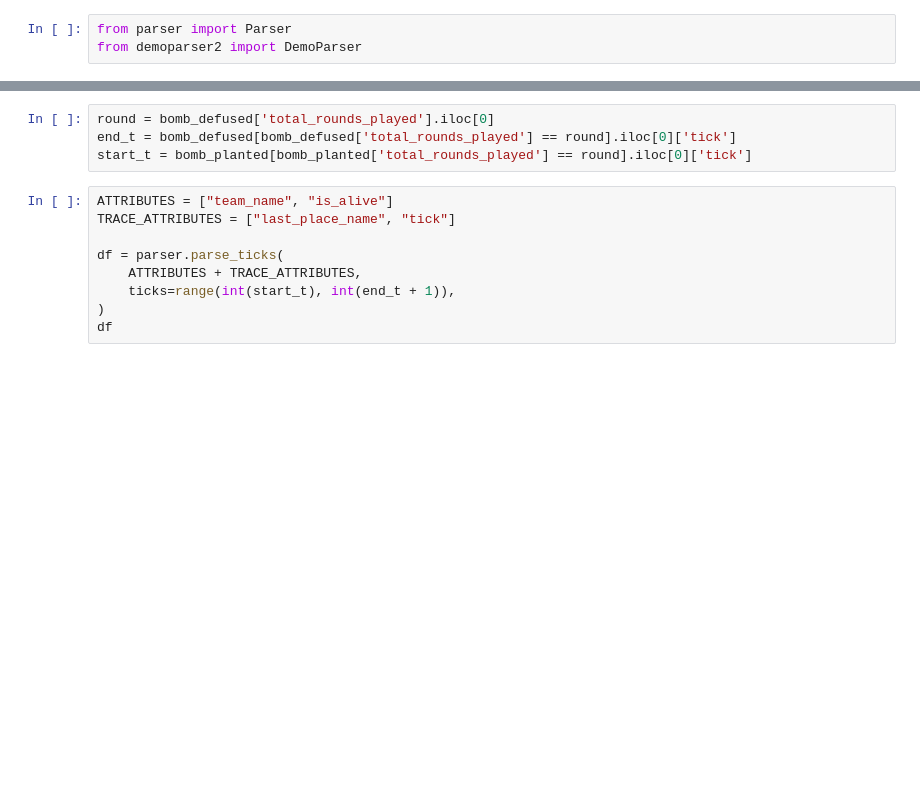
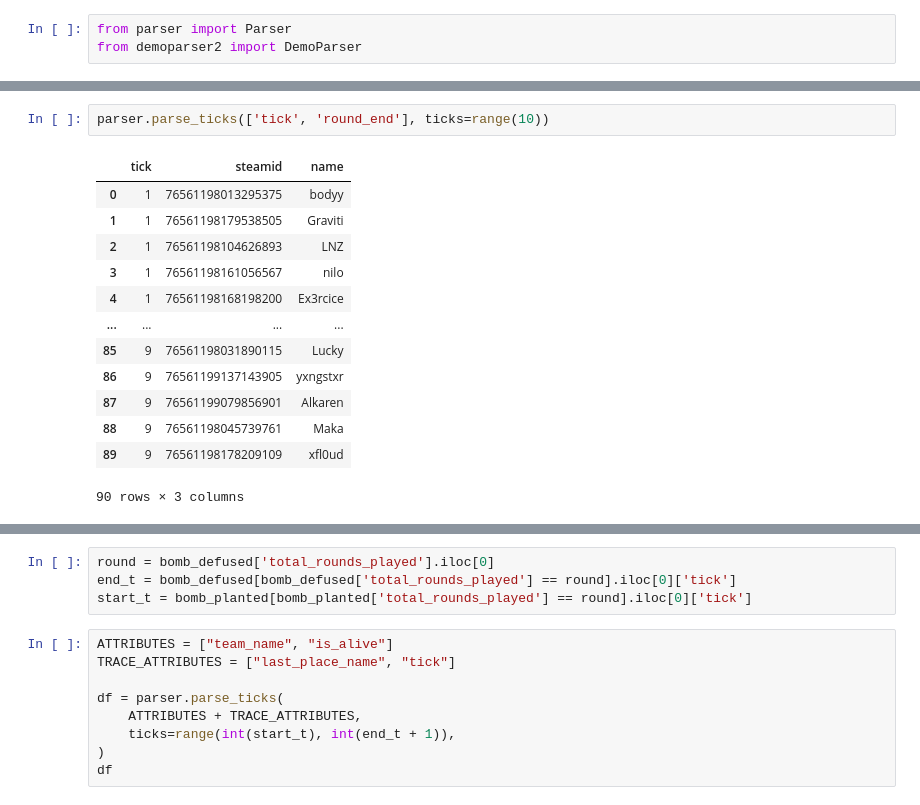
Before and after one commit to Zak9O/process-csgo-star-team, a Jupyter notebook: Experiment.ipynb, the cells around one changed output, grey strips where cells are left out. Cells and saved outputs as stored; diff of their text form; blank space fills up the shorter version.

```diff
--- a/Experiment.ipynb
+++ b/Experiment.ipynb
@@ -12,0 +52,16 @@ bomb_planted = parser.parse_event(
+# %%
+parser.parse_ticks(['tick', 'round_end'], ticks=range(10))
+# %% [output]
+|  | tick | steamid | name |
+| 0 | 1 | 76561198013295375 | bodyy |
+| 1 | 1 | 76561198179538505 | Graviti |
+| 2 | 1 | 76561198104626893 | LNZ |
+| 3 | 1 | 76561198161056567 | nilo |
+| 4 | 1 | 76561198168198200 | Ex3rcice |
+| ... | ... | ... | ... |
+| 85 | 9 | 76561198031890115 | Lucky |
+| 86 | 9 | 76561199137143905 | yxngstxr |
+| 87 | 9 | 76561199079856901 | Alkaren |
+| 88 | 9 | 76561198045739761 | Maka |
+| 89 | 9 | 76561198178209109 | xfl0ud |
+90 rows × 3 columns
```
Also changed, not shown: parts of 8 cells of this notebook, 3 other files.
